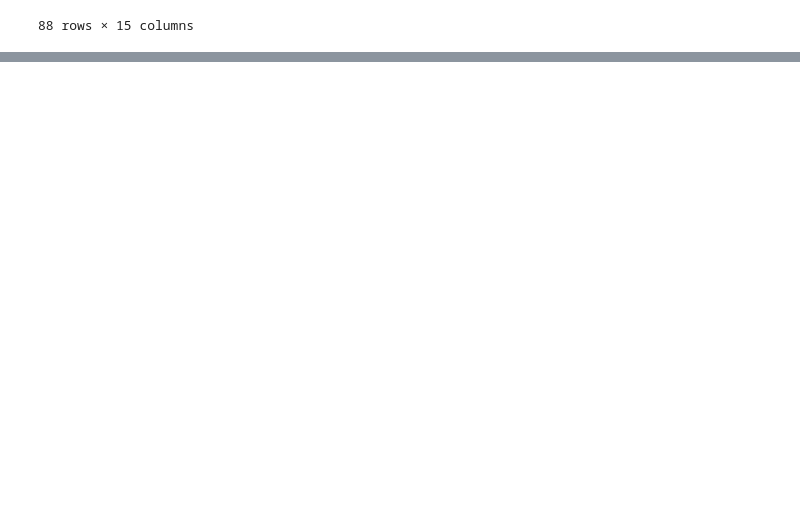
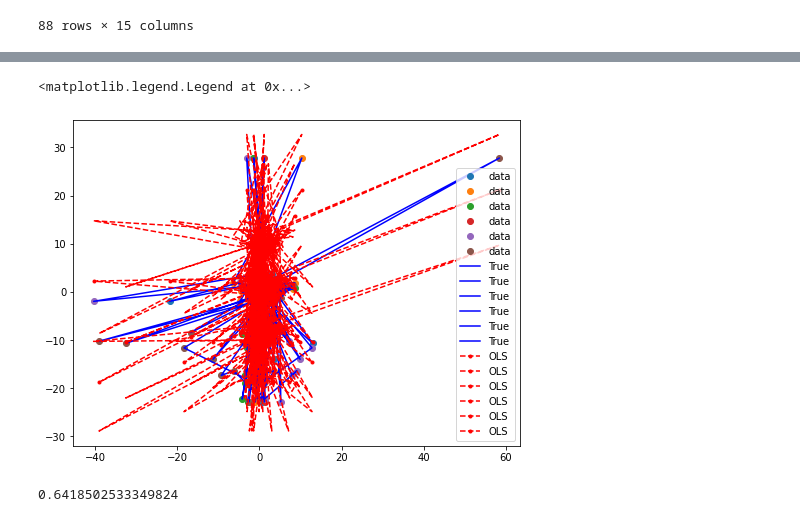
Before and after one commit to JeancarloGeldres/Analysis-Factors-Interns-, a Jupyter notebook: data/fourth_banks.ipynb, the cells around one changed output, grey strips where cells are left out. Saved outputs shown, nothing was run; the diff lists cells and outputs as text; code cells hidden in the pictures; blank space fills up the shorter version.

```diff
--- a/data/fourth_banks.ipynb
+++ b/data/fourth_banks.ipynb
@@ -474,0 +534,4 @@ See the caveats in the documentation: https://pandas.pydata.org/pandas-docs/stab
+# %%
+modelin2 = sm.OLS(y_train, X_train)
+results = modelin2.fit()
+print(results.summary())
@@ -474,0 +590,25 @@ See the caveats in the documentation: https://pandas.pydata.org/pandas-docs/stab
+# %%
+import statsmodels.formula.api as sm
+from statsmodels.sandbox.regression.predstd import wls_prediction_std
+
+
+prstd, iv_l, iv_u = wls_prediction_std(results)
+
+fig, ax = plt.subplots(figsize=(8,6))
+
+ax.plot(X_train, y_train, 'o', label="data")
+ax.plot(X_train, y_train, 'b-', label="True")
+ax.plot(X_train, results.fittedvalues, 'r--.', label="OLS")
+ax.plot(X_train, iv_u, 'r--')
+ax.plot(X_train, iv_l, 'r--')
+ax.legend(loc='best')
+
+
+#https://www.statsmodels.org/stable/examples/notebooks/generated/ols.html
+# %% [output]
+<matplotlib.legend.Legend at 0x...>
+[figure, added]
+# %%
+model.score(X_train, y_train)
+# %% [output]
+0.6418502533349824
```
Also changed, not shown: parts of 25 cells of this notebook, 2 other files.
